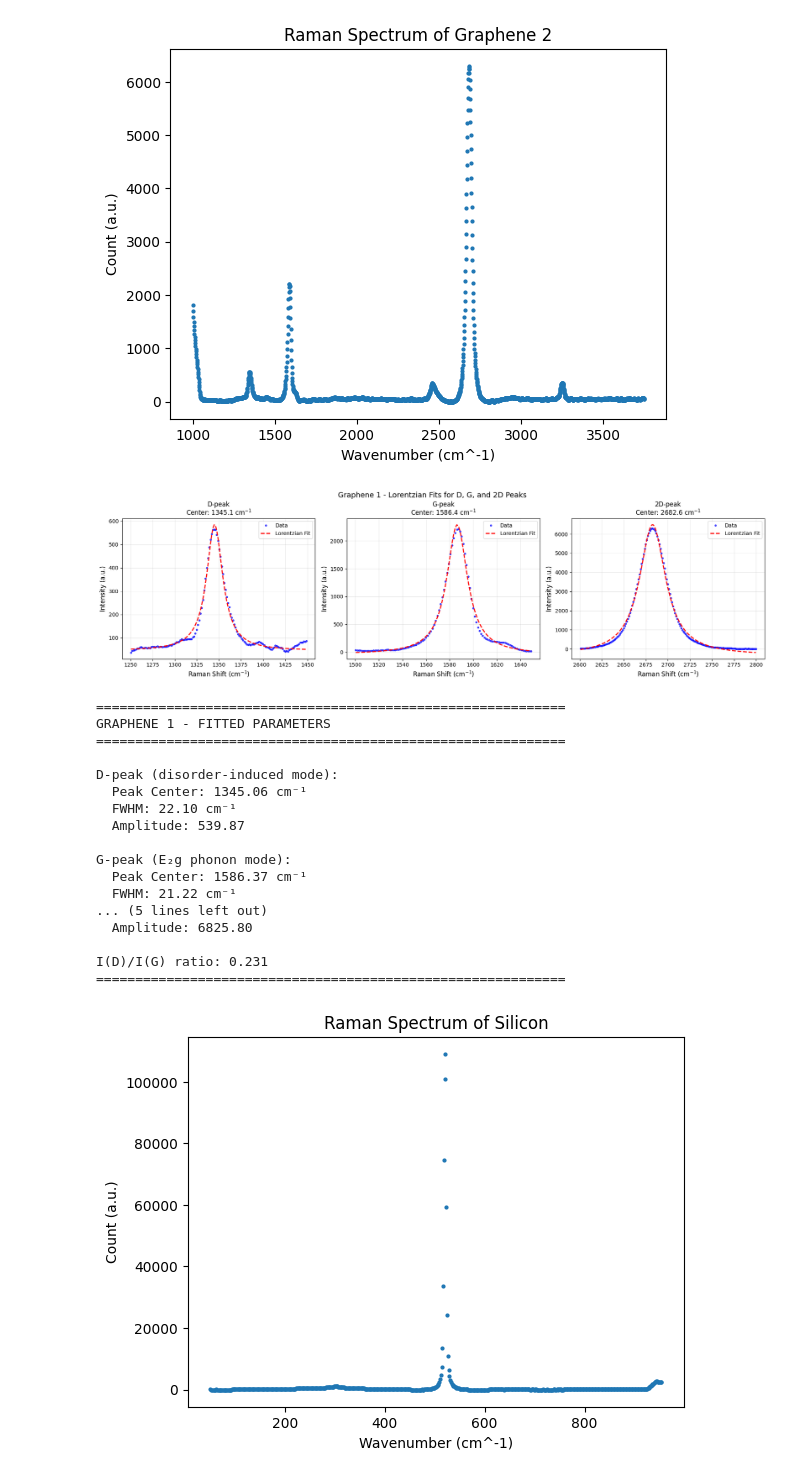
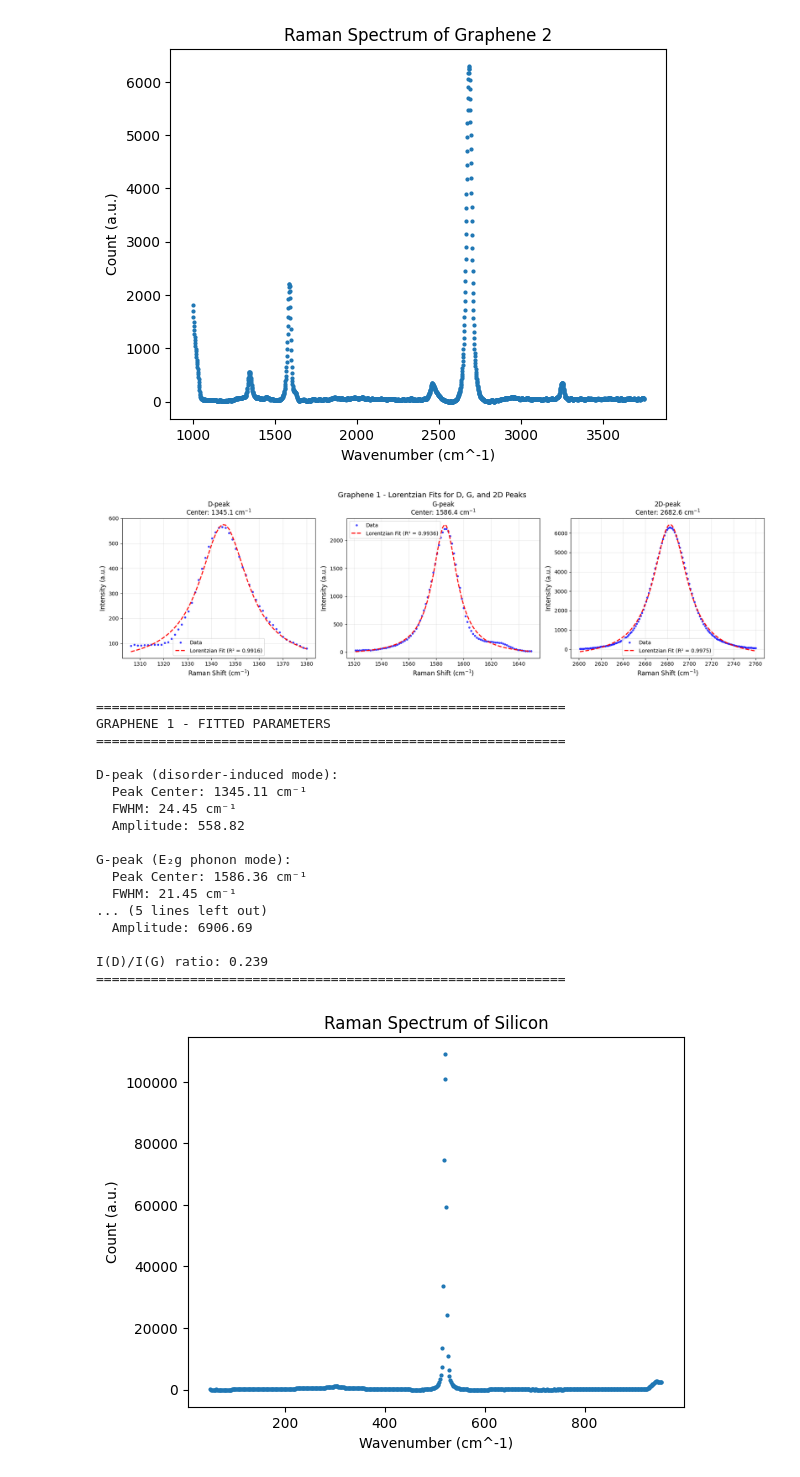
Before and after one commit to FattDuckk/solid_states, a Jupyter notebook: graph_analysis.ipynb, the cells around one changed output. Saved outputs shown, nothing was run; the diff lists cells and outputs as text; code cells hidden in the pictures.

```diff
--- a/graph_analysis.ipynb
+++ b/graph_analysis.ipynb
@@ -180,38 +180,41 @@ x_data_full = graphene_2_data['Wavenumber'].values
 y_data_full = graphene_2_data['Count'].values
 
 # ===== D-peak fit (around 1350 cm^-1) =====
-mask_d = (x_data_full >= 1250) & (x_data_full <= 1450)
+mask_d = (x_data_full >= 1305) & (x_data_full <= 1380)
 x_d = x_data_full[mask_d]
 y_d = y_data_full[mask_d]
 
 initial_guess_d = [max(y_d) - min(y_d), 1350, 20, min(y_d)]
 popt_d, _ = curve_fit(lorentzian, x_d, y_d, p0=initial_guess_d)
 y_fit_d = lorentzian(x_d, *popt_d)
+r2_d = 1 - (np.sum((y_d - y_fit_d)**2) / np.sum((y_d - np.mean(y_d))**2))
 
 # ===== G-peak fit (around 1580 cm^-1) =====
-mask_g = (x_data_full >= 1500) & (x_data_full <= 1650)
+mask_g = (x_data_full >= 1520) & (x_data_full <= 1650)
 x_g = x_data_full[mask_g]
 y_g = y_data_full[mask_g]
 
 initial_guess_g = [max(y_g) - min(y_g), 1585, 15, min(y_g)]
 popt_g, _ = curve_fit(lorentzian, x_g, y_g, p0=initial_guess_g)
 y_fit_g = lorentzian(x_g, *popt_g)
+r2_g = 1 - (np.sum((y_g - y_fit_g)**2) / np.sum((y_g - np.mean(y_g))**2))
 
 # ===== 2D-peak fit (around 2700 cm^-1) =====
-mask_2d = (x_data_full >= 2600) & (x_data_full <= 2800)
+mask_2d = (x_data_full >= 2600) & (x_data_full <= 2760)
 x_2d = x_data_full[mask_2d]
 y_2d = y_data_full[mask_2d]
 
 initial_guess_2d = [max(y_2d) - min(y_2d), 2700, 30, min(y_2d)]
 popt_2d, _ = curve_fit(lorentzian, x_2d, y_2d, p0=initial_guess_2d)
 y_fit_2d = lorentzian(x_2d, *popt_2d)
+r2_2d = 1 - (np.sum((y_2d - y_fit_2d)**2) / np.sum((y_2d - np.mean(y_2d))**2))
 
 # ===== Plot all three peaks with fits =====
 fig, axes = plt.subplots(1, 3, figsize=(18, 5))
 
 # D-peak plot
 axes[0].plot(x_d, y_d, 'bo', label='Data', alpha=0.7, markersize=3)
-axes[0].plot(x_d, y_fit_d, 'r--', label='Lorentzian Fit', linewidth=2)
+axes[0].plot(x_d, y_fit_d, 'r--', label=f'Lorentzian Fit (R² = {r2_d:.4f})', linewidth=2)
 axes[0].set_xlabel('Raman Shift (cm$^{-1}$)', fontsize=12)
 axes[0].set_ylabel('Intensity (a.u.)', fontsize=12)
 axes[0].set_title(f'D-peak\nCenter: {popt_d[1]:.1f} cm$^{{-1}}$', fontsize=12)
@@ -220,7 +223,7 @@ axes[0].grid(True, alpha=0.3)
 
 # G-peak plot
 axes[1].plot(x_g, y_g, 'bo', label='Data', alpha=0.7, markersize=3)
-axes[1].plot(x_g, y_fit_g, 'r--', label='Lorentzian Fit', linewidth=2)
+axes[1].plot(x_g, y_fit_g, 'r--', label=f'Lorentzian Fit (R² = {r2_g:.4f})', linewidth=2)
 axes[1].set_xlabel('Raman Shift (cm$^{-1}$)', fontsize=12)
 axes[1].set_ylabel('Intensity (a.u.)', fontsize=12)
 axes[1].set_title(f'G-peak\nCenter: {popt_g[1]:.1f} cm$^{{-1}}$', fontsize=12)
@@ -229,56 +232,56 @@ axes[1].grid(True, alpha=0.3)
 
 # 2D-peak plot
 axes[2].plot(x_2d, y_2d, 'bo', label='Data', alpha=0.7, markersize=3)
-axes[2].plot(x_2d, y_fit_2d, 'r--', label='Lorentzian Fit', linewidth=2)
+axes[2].plot(x_2d, y_fit_2d, 'r--', label=f'Lorentzian Fit (R² = {r2_2d:.4f})', linewidth=2)
 axes[2].set_xlabel('Raman Shift (cm$^{-1}$)', fontsize=12)
 axes[2].set_ylabel('Intensity (a.u.)', fontsize=12)
 axes[2].set_title(f'2D-peak\nCenter: {popt_2d[1]:.1f} cm$^{{-1}}$', fontsize=12)
 axes[2].legend()
 axes[2].grid(True, alpha=0.3)
 
 plt.tight_layout()
 plt.suptitle('Graphene 1 - Lorentzian Fits for D, G, and 2D Peaks', fontsize=14, y=1.02)
 plt.show()
 
 # Print all fitted parameters
 print("=" * 60)
 print("GRAPHENE 1 - FITTED PARAMETERS")
 print("=" * 60)
 print(f"\nD-peak (disorder-induced mode):")
 print(f"  Peak Center: {popt_d[1]:.2f} cm⁻¹")
 print(f"  FWHM: {2*popt_d[2]:.2f} cm⁻¹")
 print(f"  Amplitude: {popt_d[0]:.2f}")
 
 print(f"\nG-peak (E₂g phonon mode):")
 print(f"  Peak Center: {popt_g[1]:.2f} cm⁻¹")
 print(f"  FWHM: {2*popt_g[2]:.2f} cm⁻¹")
 print(f"  Amplitude: {popt_g[0]:.2f}")
 
 print(f"\n2D-peak (second-order of D):")
 print(f"  Peak Center: {popt_2d[1]:.2f} cm⁻¹")
 print(f"  FWHM: {2*popt_2d[2]:.2f} cm⁻¹")
 print(f"  Amplitude: {popt_2d[0]:.2f}")
 
 print(f"\nI(D)/I(G) ratio: {popt_d[0]/popt_g[0]:.3f}")
 print("=" * 60)
 # %% [output]
-[figure, old version]
+[figure, new version]
 ============================================================
 GRAPHENE 1 - FITTED PARAMETERS
 ============================================================
 
 D-peak (disorder-induced mode):
-  Peak Center: 1345.06 cm⁻¹
-  FWHM: 22.10 cm⁻¹
-  Amplitude: 539.87
+  Peak Center: 1345.11 cm⁻¹
+  FWHM: 24.45 cm⁻¹
+  Amplitude: 558.82
 
 G-peak (E₂g phonon mode):
-  Peak Center: 1586.37 cm⁻¹
-  FWHM: 21.22 cm⁻¹
+  Peak Center: 1586.36 cm⁻¹
+  FWHM: 21.45 cm⁻¹
 ... (5 lines left out)
-  Amplitude: 6825.80
+  Amplitude: 6906.69
 
-I(D)/I(G) ratio: 0.231
+I(D)/I(G) ratio: 0.239
 ============================================================
 # %%
 silicon_data.columns = ['Wavenumber', 'Count']
```
Also changed, not shown: parts of 4 cells of this notebook, 5 other files.
